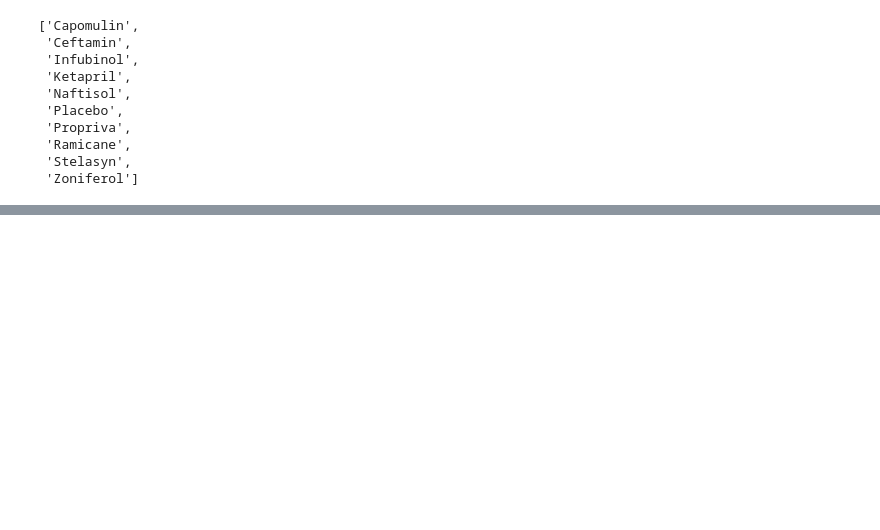
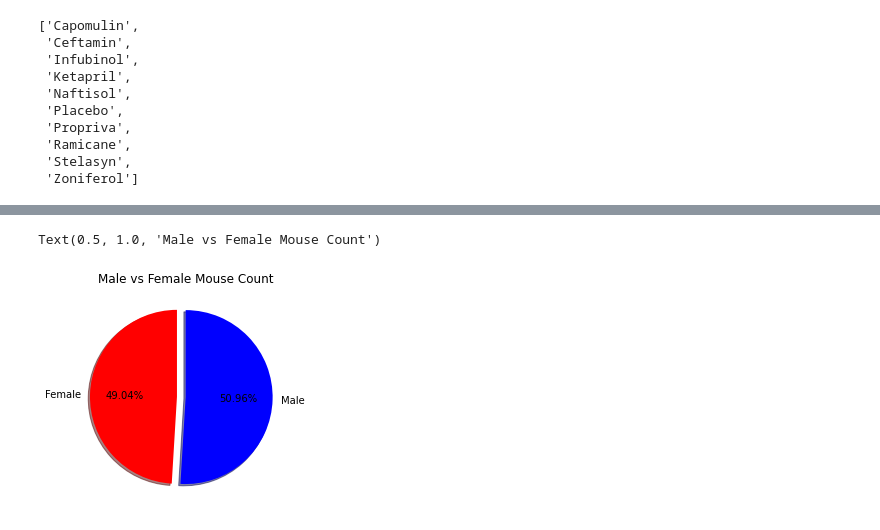
Before and after one commit to nadzema/Matplotlib_ThePowerofPlots, a Jupyter notebook: ThePowerofPlots.ipynb, the cells around one changed output, grey strips where cells are left out. Drawn from its saved outputs; the diff is of its cells as text; code cells hidden in the pictures; blank space fills up the shorter version.

```diff
--- a/ThePowerofPlots.ipynb
+++ b/ThePowerofPlots.ipynb
@@ -267,0 +303,6 @@ sex =
+# %%
+plt.pie(sizes, explode = explode, labels =labels, colors = colors, autopct ="%1.2f%%", shadow = True, startangle =90)
+plt.title ('Male vs Female Mouse Count')
+# %% [output]
+Text(0.5, 1.0, 'Male vs Female Mouse Count')
+[figure, added]
```
Also changed, not shown: parts of 12 cells of this notebook.
